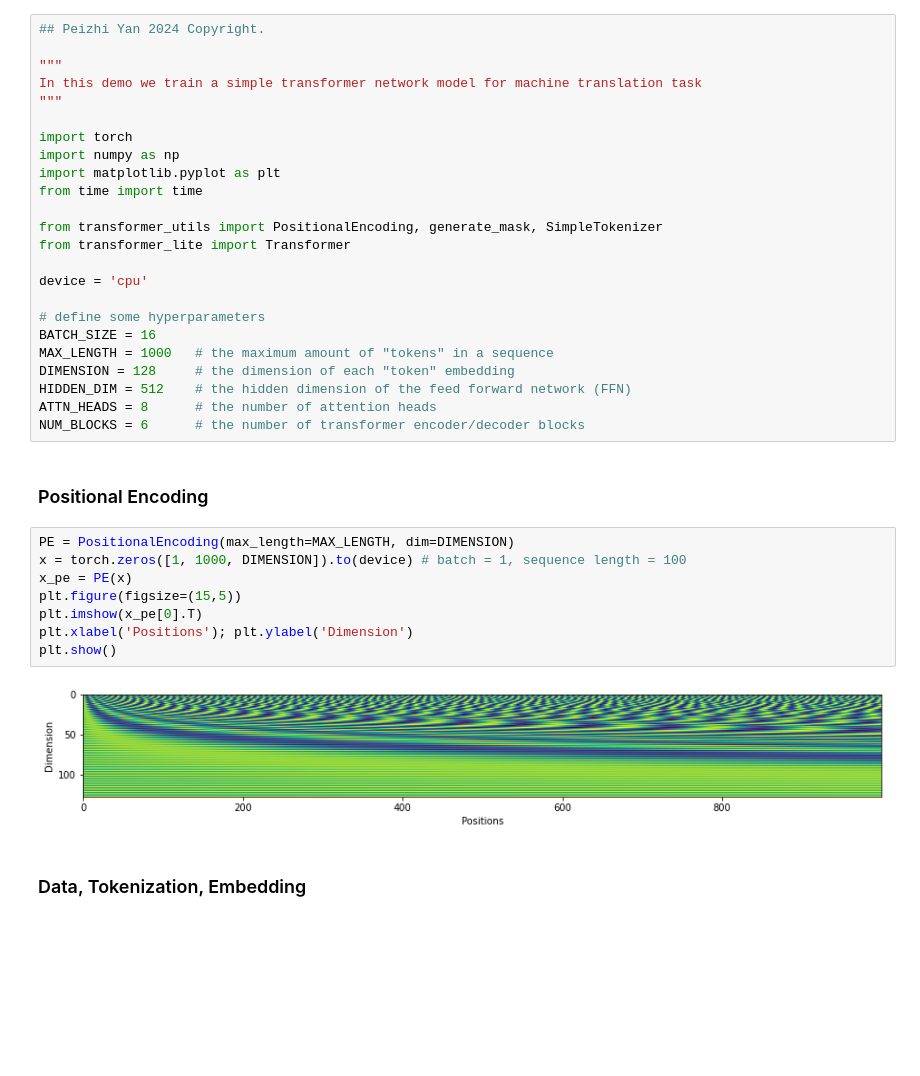
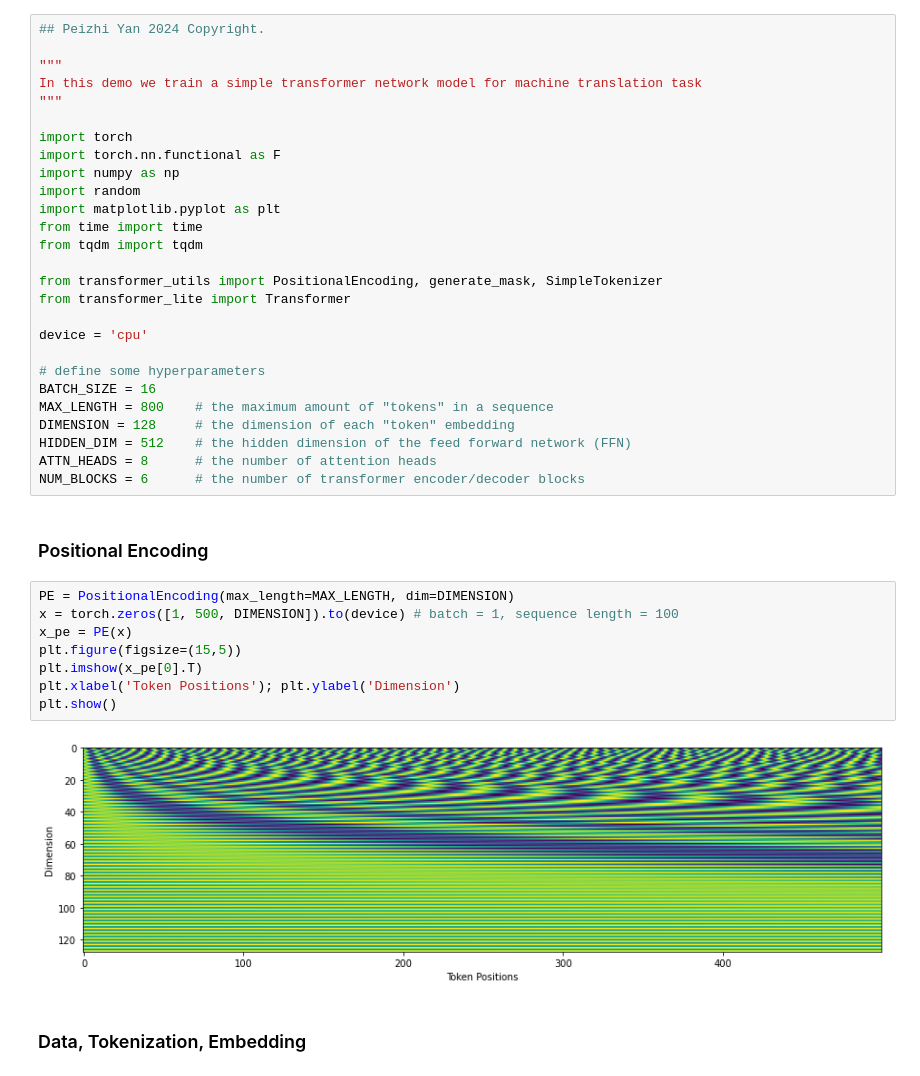
Before and after one commit to PeizhiYan/Algorithm-Zoo, a Jupyter notebook: Machine Learning/Transformer/demo.ipynb, the cells around one changed output. Saved outputs shown, nothing was run; the diff lists cells and outputs as text; blank space fills up the shorter version.

```diff
--- a/Machine Learning/Transformer/demo.ipynb
+++ b/Machine Learning/Transformer/demo.ipynb
@@ -6,9 +6,12 @@ In this demo we train a simple transformer network model for machine translation
 """
 
 import torch
+import torch.nn.functional as F
 import numpy as np
+import random
 import matplotlib.pyplot as plt
 from time import time
+from tqdm import tqdm
 
 from transformer_utils import PositionalEncoding, generate_mask, SimpleTokenizer
 from transformer_lite import Transformer
@@ -17,7 +20,7 @@ device = 'cpu'
 
 # define some hyperparameters
 BATCH_SIZE = 16
-MAX_LENGTH = 1000   # the maximum amount of "tokens" in a sequence
+MAX_LENGTH = 800    # the maximum amount of "tokens" in a sequence
 DIMENSION = 128     # the dimension of each "token" embedding
 HIDDEN_DIM = 512    # the hidden dimension of the feed forward network (FFN)
 ATTN_HEADS = 8      # the number of attention heads
@@ -26,14 +29,14 @@ NUM_BLOCKS = 6      # the number of transformer encoder/decoder blocks
 ### Positional Encoding
 # %%
 PE = PositionalEncoding(max_length=MAX_LENGTH, dim=DIMENSION)
-x = torch.zeros([1, 1000, DIMENSION]).to(device) # batch = 1, sequence length = 100
+x = torch.zeros([1, 500, DIMENSION]).to(device) # batch = 1, sequence length = 100
 x_pe = PE(x)
 plt.figure(figsize=(15,5))
 plt.imshow(x_pe[0].T)
-plt.xlabel('Positions'); plt.ylabel('Dimension')
+plt.xlabel('Token Positions'); plt.ylabel('Dimension')
 plt.show()
 # %% [output]
-[figure, old version]
+[figure, new version]
 # %% [markdown]
 ### Data, Tokenization, Embedding
 # %%
```
Also changed, not shown: parts of 6 cells of this notebook, 2 other files.
